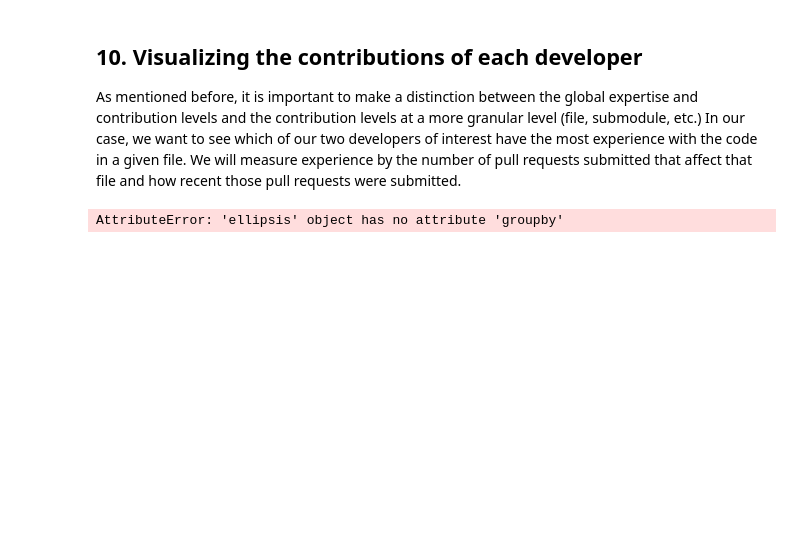
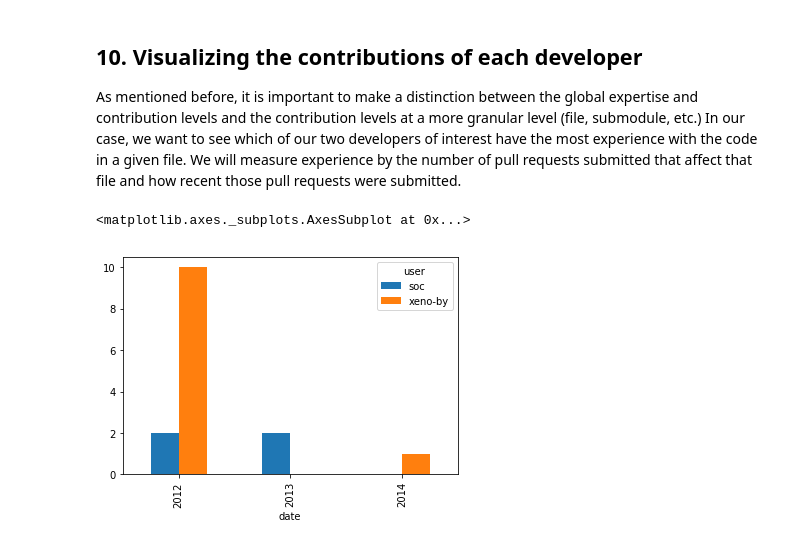
Before and after one commit to Kau5h1K/github-scala-repo-analysis, a Jupyter notebook: github-scala-repo-analysis.ipynb, the cells around one changed output. Drawn from its saved outputs; the diff is of its cells as text; code cells hidden in the pictures; blank space fills up the shorter version.

```diff
--- a/github-scala-repo-analysis.ipynb
+++ b/github-scala-repo-analysis.ipynb
@@ -206,20 +206,21 @@ counts_wide.plot.bar()
 # %%
 authors = ['xeno-by', 'soc']
 file = 'src/compiler/scala/reflect/reify/phases/Calculate.scala'
 
 # Select the pull requests submitted by the authors, from the `data` DataFrame
 by_author = data[data.user.isin(authors)]
 
 # Select the pull requests that affect the file
 by_file = by_author[by_author.file == file]
 
 # Group and count the number of PRs done by each user each year
 grouped = by_file.groupby(['user', by_file['date'].dt.year]).count()['pid'].reset_index()
 
 # Transform the data into a wide format
-by_file_wide = grouped.pivot_t
+by_file_wide = grouped.pivot_table(index='date', columns=['user'], values='pid', fill_value=0)
 
 # Plot the results
 by_file_wide.plot(kind='bar')
 # %% [output]
-AttributeError: 'ellipsis' object has no attribute 'groupby'
+<matplotlib.axes._subplots.AxesSubplot at 0x...>
+[figure, added]
```
Also changed, not shown: parts of 1 cell of this notebook.
